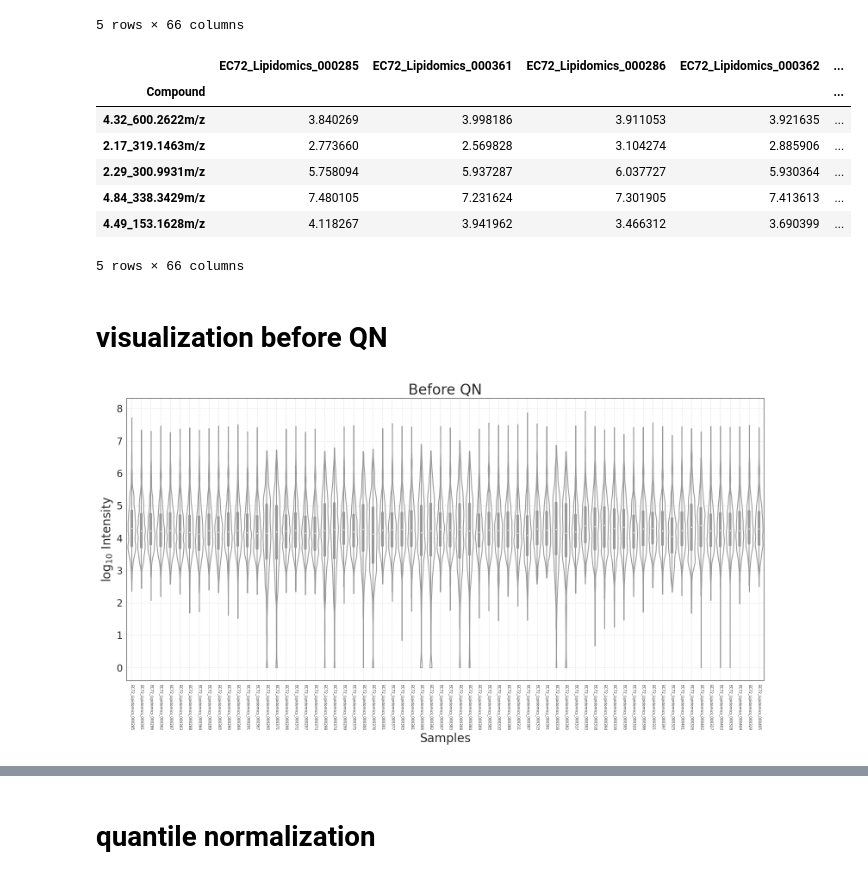
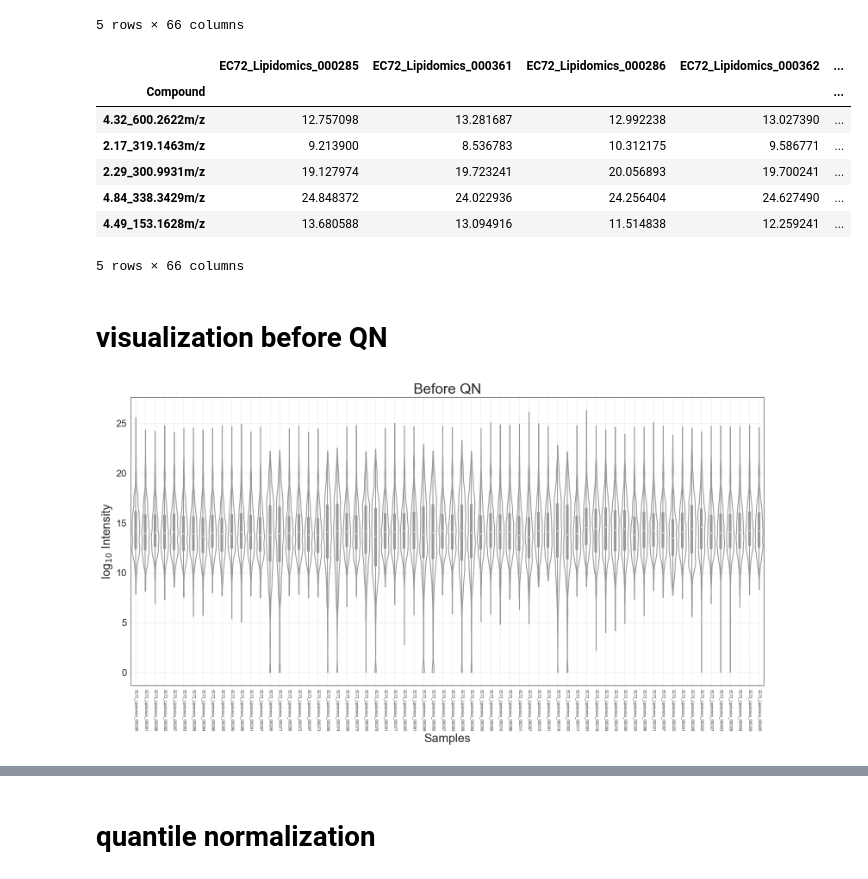
Before and after one commit to adelomana/vigur, a Jupyter notebook: lipidomics/EC072/progenesis/experiment_one_normalized.ipynb, the cells around one changed output, grey strips where cells are left out. Saved outputs shown, nothing was run; the diff lists cells and outputs as text; code cells hidden in the pictures.

```diff
--- a/lipidomics/EC072/progenesis/experiment_one_normalized.ipynb
+++ b/lipidomics/EC072/progenesis/experiment_one_normalized.ipynb
@@ -21,9 +22,9 @@ matplotlib.rcParams.update({'font.size':20,
 # %% [markdown]
 # user-defined variables
 # %%
-experiment_one_input_file = '/home/adrian/projects/vigur/data/lipidomics/072/progenesis/HPMVEC_POSB1_1andB1_2.csv'
-
-metadata_file = '/home/adrian/projects/vigur/data/lipidomics/072/xcms/pos/EC-072 SAMPLE LIST_BATCHES_FORLCMS_INTRA_Lipidomics_FINAL_23032022.xlsx'
+experiment_one_input_file = '/Users/adrian/projects/vigur/data/lipidomics/072/progenesis/HPMVEC_POSB1_1andB1_2.csv'
+metadata_file = '/Users/adrian/projects/vigur/metadata/lipidomics/072/EC-072 SAMPLE LIST_BATCHES_FORLCMS_INTRA_Lipidomics_FINAL_23032022.xlsx'
+annotation_file = '/Users/adrian/projects/vigur/data/lipidomics/072/progenesis/EC72_Lipidomics_MSe_MSDIAL_identifications.csv'
 # %% [markdown]
 # read information
 # %% [markdown]
@@ -78,16 +93,16 @@ normalized_data.head()
 | 4.49_153.1628m/z | 1.312908e+04 | 8.748080e+03 | 2.925252e+03 | 4.901292e+03 | ... |
 5 rows × 66 columns
 # %%
-log_df = numpy.log10(normalized_data+1)
+log_df = numpy.log2(normalized_data + 1)
 log_df.head()
 # %% [output]
 |  | EC72_Lipidomics_000285 | EC72_Lipidomics_000361 | EC72_Lipidomics_000286 | EC72_Lipidomics_000362 | ... |
 | Compound |  |  |  |  | ... |
-| 4.32_600.2622m/z | 3.840269 | 3.998186 | 3.911053 | 3.921635 | ... |
-| 2.17_319.1463m/z | 2.773660 | 2.569828 | 3.104274 | 2.885906 | ... |
-| 2.29_300.9931m/z | 5.758094 | 5.937287 | 6.037727 | 5.930364 | ... |
-| 4.84_338.3429m/z | 7.480105 | 7.231624 | 7.301905 | 7.413613 | ... |
-| 4.49_153.1628m/z | 4.118267 | 3.941962 | 3.466312 | 3.690399 | ... |
+| 4.32_600.2622m/z | 12.757098 | 13.281687 | 12.992238 | 13.027390 | ... |
+| 2.17_319.1463m/z | 9.213900 | 8.536783 | 10.312175 | 9.586771 | ... |
+| 2.29_300.9931m/z | 19.127974 | 19.723241 | 20.056893 | 19.700241 | ... |
+| 4.84_338.3429m/z | 24.848372 | 24.022936 | 24.256404 | 24.627490 | ... |
+| 4.49_153.1628m/z | 13.680588 | 13.094916 | 11.514838 | 12.259241 | ... |
 5 rows × 66 columns
 # %% [markdown]
 # visualization before QN
@@ -101,7 +116,7 @@ matplotlib.pyplot.grid(ls=':')
 matplotlib.pyplot.tight_layout()
 matplotlib.pyplot.show()
 # %% [output]
-[figure, old version]
+[figure, new version]
 # %%
 pca_data = log_df.transpose()
 
```
Also changed, not shown: parts of 18 cells of this notebook, 1 other file.
